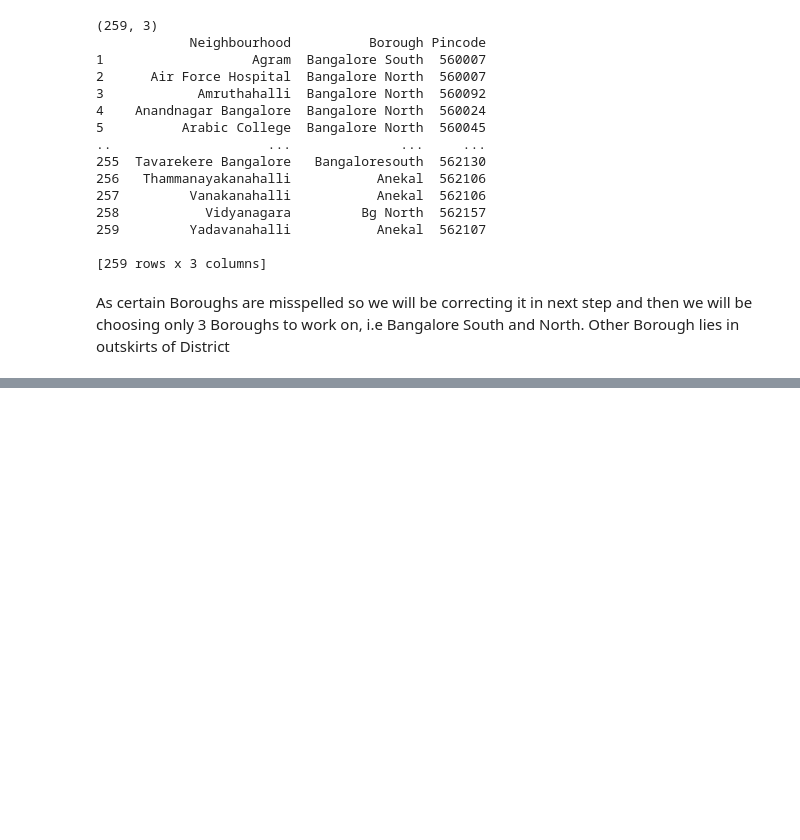
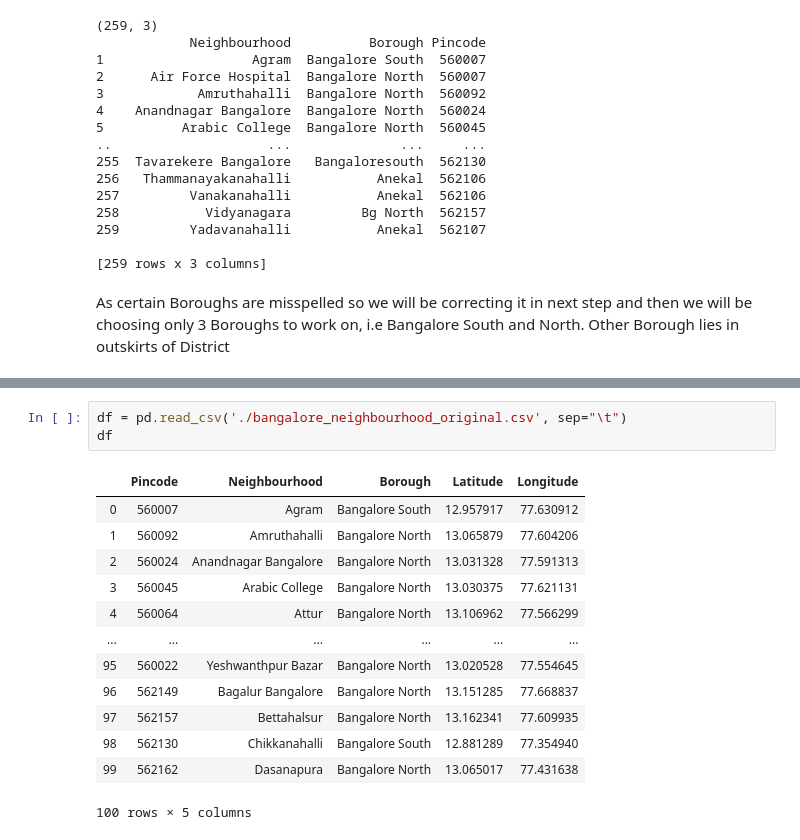
Before and after one commit to goodwillsandy/IBM-DataScience-Capstone, a Jupyter notebook: Capstone Project - The Battle of Neighborhoods.ipynb, the cells around one changed output, grey strips where cells are left out. Cells and saved outputs as stored; diff of their text form; blank space fills up the shorter version.

Commit message:
fetched lat and long, Developed final dataframe to be used for research

```diff
--- a/Capstone Project - The Battle of Neighborhoods.ipynb
+++ b/Capstone Project - The Battle of Neighborhoods.ipynb
@@ -117,0 +195,17 @@ Below show dataframe will be used for further research
+# %%
+df = pd.read_csv('./bangalore_neighbourhood_original.csv', sep="\t")
+df
+# %% [output]
+|  | Pincode | Neighbourhood | Borough | Latitude | Longitude |
+| 0 | 560007 | Agram | Bangalore South | 12.957917 | 77.630912 |
+| 1 | 560092 | Amruthahalli | Bangalore North | 13.065879 | 77.604206 |
+| 2 | 560024 | Anandnagar Bangalore | Bangalore North | 13.031328 | 77.591313 |
+| 3 | 560045 | Arabic College | Bangalore North | 13.030375 | 77.621131 |
+| 4 | 560064 | Attur | Bangalore North | 13.106962 | 77.566299 |
+| ... | ... | ... | ... | ... | ... |
+| 95 | 560022 | Yeshwanthpur Bazar | Bangalore North | 13.020528 | 77.554645 |
+| 96 | 562149 | Bagalur Bangalore | Bangalore North | 13.151285 | 77.668837 |
+| 97 | 562157 | Bettahalsur | Bangalore North | 13.162341 | 77.609935 |
+| 98 | 562130 | Chikkanahalli | Bangalore South | 12.881289 | 77.354940 |
+| 99 | 562162 | Dasanapura | Bangalore North | 13.065017 | 77.431638 |
+100 rows × 5 columns
```
Also changed, not shown: parts of 7 cells of this notebook, 2 other files.
